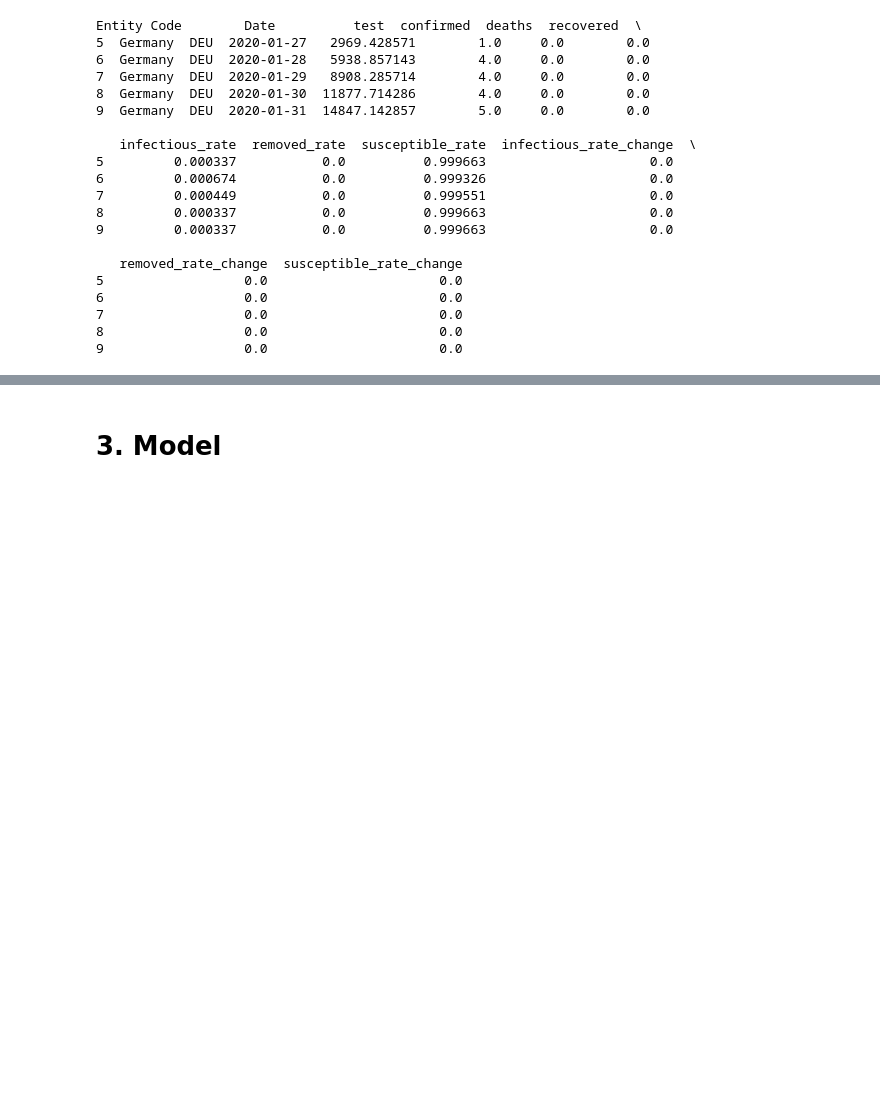
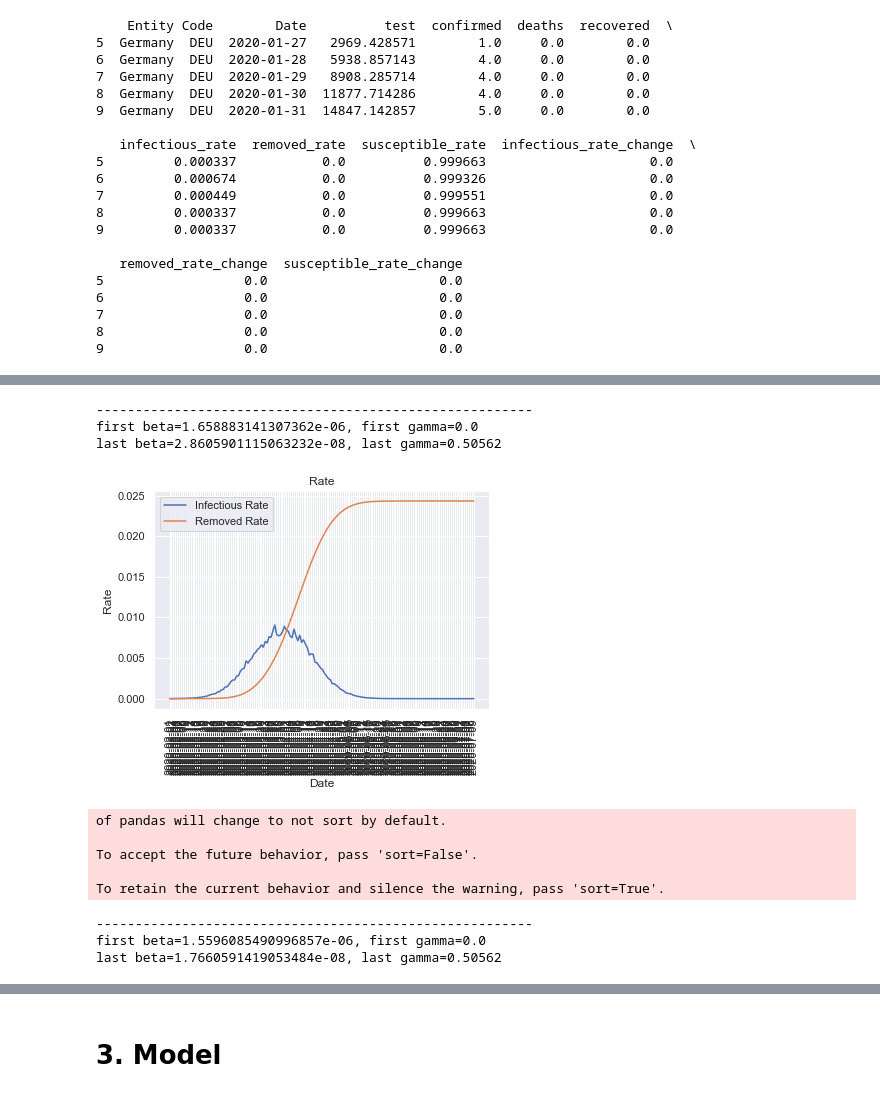
Before and after one commit to skrimson/covid-19, a Jupyter notebook: covid-deepscore.ipynb, the cells around one changed output, grey strips where cells are left out. Cells and saved outputs as stored; diff of their text form; code cells hidden in the pictures; blank space fills up the shorter version.

```diff
--- a/covid-deepscore.ipynb
+++ b/covid-deepscore.ipynb
@@ -228,0 +301,80 @@ Entity Code        Date          test  confirmed  deaths  recovered  \
+# %%
+# Small Noise
+for i in range(250):
+    # Total population, N.
+    N = 200000
+    # Initial number of infected and recovered individuals, I0 and R0.
+    I, R = 1, 0.0
+    # Everyone else, S0, is susceptible to infection initially.
+    S = N - I - R
+    S_n, I_n, R_n = S, I, R
+    t = np.linspace(0, days, days)
+
+    # Dynamic
+    beta = random.uniform(1.5e-6, 2.0e-6)
+    sir_df = pd.DataFrame(index=[], columns=cols)
+    sus, inf, rec= [],[],[]
+    sus_n, inf_n, rec_n = [], [], []
+    noise = np.random.normal(loc=0, scale=1, size=days)
+#     print("--------------------------------------------------------")
+#     print("first beta={}, first gamma={}".format(beta, gamma(0)))
+    for day in range(days):
+        if day % 10 == 0:
+            beta = beta * random.uniform(0.66, 0.9)
+        sus.append(S)
+        inf.append(I)
+        rec.append(R)
+        sus_n.append(S_n)
+        inf_n.append(I_n)
+        rec_n.append(R_n)
+        S_ = S
+        I_ = I
+        R_ = R
+        S = S_ -beta * S_ * I_
+        I = I_ + beta * S_ * I_ - gamma(day) * I_
+        R = R_ + gamma(day) * I_
+        I_n = max(min(I * (1 - 0.05*noise[day]), N), 0)
+        R_n = max(min(R, N), 0)
+        S_n = max(min(N - I_n - R_n, N), 0)
+    sir_df["confirmed"] = inf
+    sir_df["removed"] = rec
+    sir_df["susceptible"] = sus
+    sir_df["infectious_rate"] = (np.array(inf)/N).tolist()
+    sir_df["removed_rate"] = (np.array(rec)/N).tolist()
+    sir_df["susceptible_rate"] = (np.array(sus)/N).tolist()
+
+    sir_df["confirmed_noise"] = inf_n
+    sir_df["removed_noise"] = rec_n
+    sir_df["susceptible_noise"] = sus_n
+    sir_df["infectious_noise_rate"] = (np.array(inf_n)/N).tolist()
+    sir_df["removed_noise_rate"] = (np.array(rec_n)/N).tolist()
+    sir_df["susceptible_noise_rate"] = (np.array(sus_n)/N).tolist()
+    sir_df["Code"] = "SIR-small-{}".format(i)
+
+    # Rate change
+#     sir_df["infectious_rate_change"] = sir_df["infectious_rate"].pct_change()
+#     sir_df["infectious_rate_change"] = sir_df["infectious_rate_change"].replace([np.inf, -np.inf], np.nan).fillna(0.0)
+#     sir_df["removed_rate_change"] = sir_df["removed_rate"].pct_change()
+#     sir_df["removed_rate_change"] = sir_df["removed_rate_change"].replace([np.inf, -np.inf], np.nan).fillna(0.0)
+#     sir_df["susceptible_rate_change"] = sir_df["susceptible_rate"].pct_change()
+#     sir_df["susceptible_rate_change"] = sir_df["susceptible_rate_change"].replace([np.inf, -np.inf], np.nan).fillna(0.0)
+
+    # Add Date
+    sir_df["Date"] = dates
+
+#     print("last beta={}, last gamma={}".format(beta, gamma(days-1)))
+    if i < 10: display_rate(sir_df)
+    SIR_df = pd.concat([SIR_df, sir_df])
+# %% [output]
+--------------------------------------------------------
+first beta=1.658883141307362e-06, first gamma=0.0
+last beta=2.8605901115063232e-08, last gamma=0.50562
+[figure, added]
+of pandas will change to not sort by default.
+
+To accept the future behavior, pass 'sort=False'.
+
+To retain the current behavior and silence the warning, pass 'sort=True'.
+--------------------------------------------------------
+first beta=1.5596085490996857e-06, first gamma=0.0
+last beta=1.7660591419053484e-08, last gamma=0.50562
```
Also changed, not shown: parts of 51 cells of this notebook, 14 other files.
